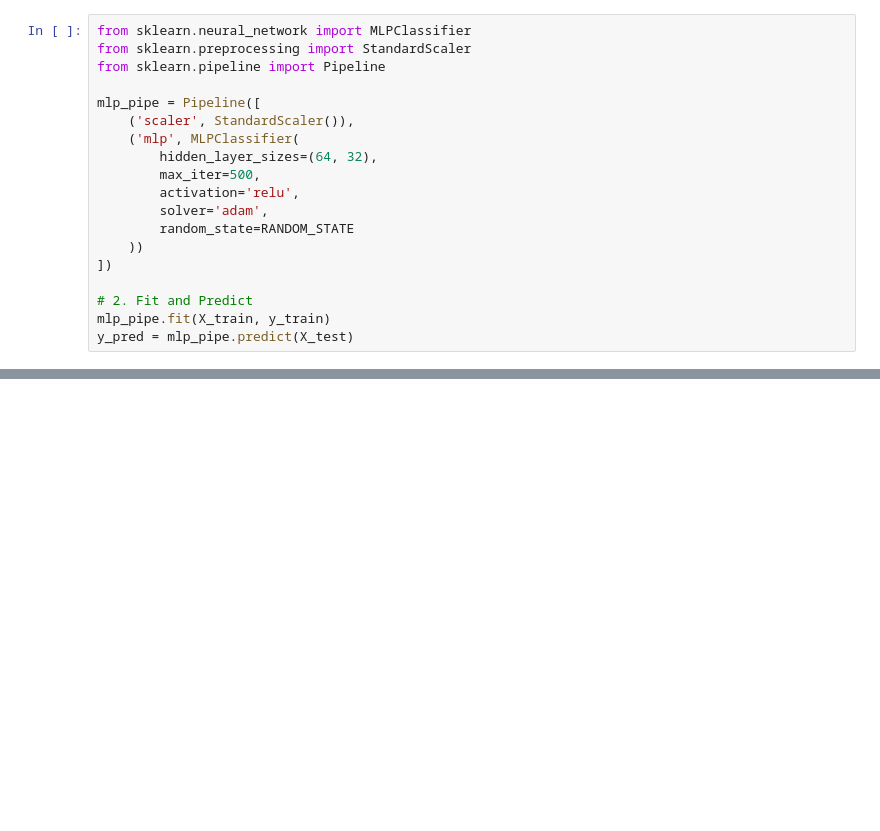
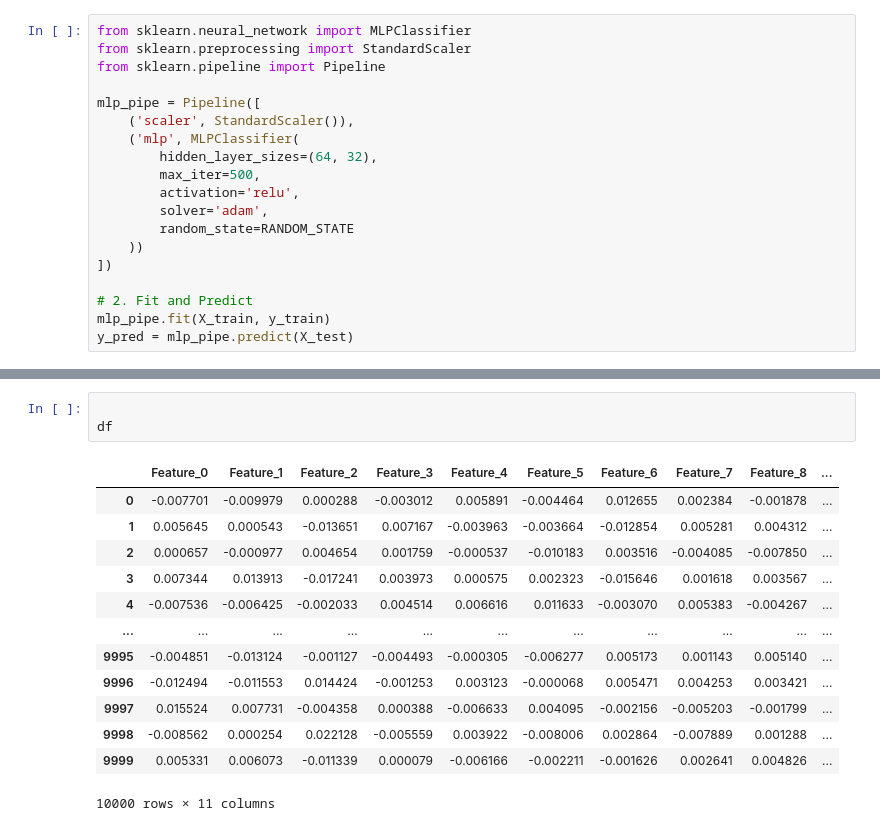
Before and after one commit to Sarvamm/ds-ml-projects, a Jupyter notebook: Template.ipynb, the cells around one changed output, grey strips where cells are left out. Cells and saved outputs as stored; diff of their text form; blank space fills up the shorter version.

```diff
--- a/Template.ipynb
+++ b/Template.ipynb
@@ -225,0 +247,17 @@ weighted avg       0.90      0.90      0.90      2000
+# %%
+
+df
+# %% [output]
+|  | Feature_0 | Feature_1 | Feature_2 | Feature_3 | Feature_4 | Feature_5 | Feature_6 | Feature_7 | Feature_8 | ... |
+| 0 | -0.007701 | -0.009979 | 0.000288 | -0.003012 | 0.005891 | -0.004464 | 0.012655 | 0.002384 | -0.001878 | ... |
+| 1 | 0.005645 | 0.000543 | -0.013651 | 0.007167 | -0.003963 | -0.003664 | -0.012854 | 0.005281 | 0.004312 | ... |
+| 2 | 0.000657 | -0.000977 | 0.004654 | 0.001759 | -0.000537 | -0.010183 | 0.003516 | -0.004085 | -0.007850 | ... |
+| 3 | 0.007344 | 0.013913 | -0.017241 | 0.003973 | 0.000575 | 0.002323 | -0.015646 | 0.001618 | 0.003567 | ... |
+| 4 | -0.007536 | -0.006425 | -0.002033 | 0.004514 | 0.006616 | 0.011633 | -0.003070 | 0.005383 | -0.004267 | ... |
+| ... | ... | ... | ... | ... | ... | ... | ... | ... | ... | ... |
+| 9995 | -0.004851 | -0.013124 | -0.001127 | -0.004493 | -0.000305 | -0.006277 | 0.005173 | 0.001143 | 0.005140 | ... |
+| 9996 | -0.012494 | -0.011553 | 0.014424 | -0.001253 | 0.003123 | -0.000068 | 0.005471 | 0.004253 | 0.003421 | ... |
+| 9997 | 0.015524 | 0.007731 | -0.004358 | 0.000388 | -0.006633 | 0.004095 | -0.002156 | -0.005203 | -0.001799 | ... |
+| 9998 | -0.008562 | 0.000254 | 0.022128 | -0.005559 | 0.003922 | -0.008006 | 0.002864 | -0.007889 | 0.001288 | ... |
+| 9999 | 0.005331 | 0.006073 | -0.011339 | 0.000079 | -0.006166 | -0.002211 | -0.001626 | 0.002641 | 0.004826 | ... |
+10000 rows × 11 columns
```
Also changed, not shown: parts of 13 cells of this notebook.
